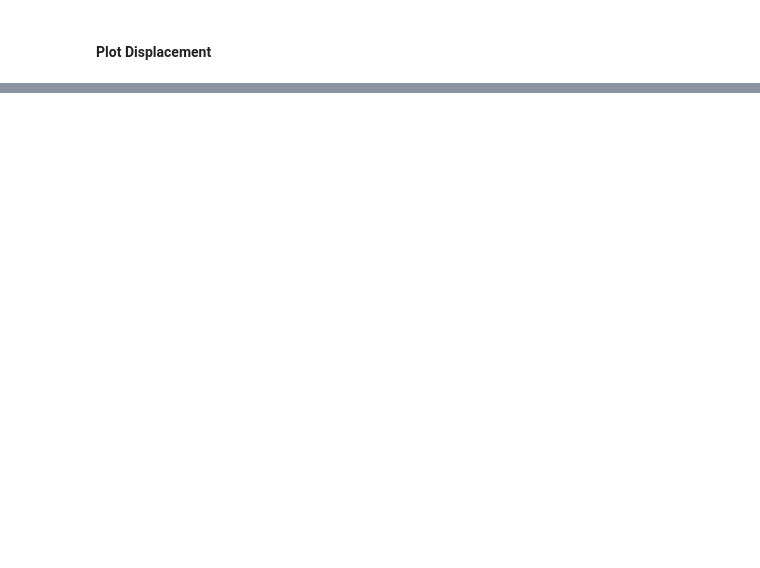
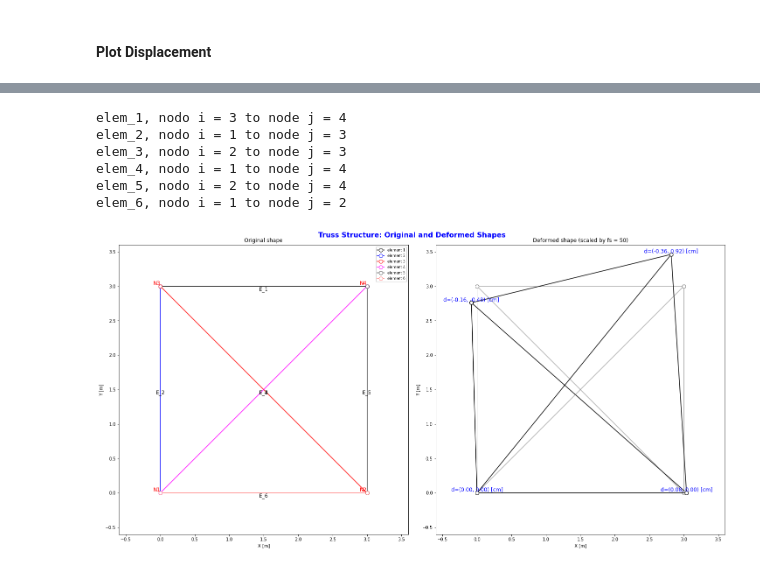
Before and after one commit to Normando1945/Repo_Maxtrix_Analisys, a Jupyter notebook: examples/Example_Truss.ipynb, the cells around one changed output, grey strips where cells are left out. Saved outputs shown, nothing was run; the diff lists cells and outputs as text; code cells hidden in the pictures; blank space fills up the shorter version.

```diff
--- a/examples/Example_Truss.ipynb
+++ b/examples/Example_Truss.ipynb
@@ -383,0 +341,77 @@ Nodal Cordinates
+# %%
+fs = 50                                                                                                             # Scale factor for visualizing displacements in the plot
+
+delta_g_values = np.asarray(delta_g, dtype=float).ravel()                                                           # Convert displacement vector to a flat NumPy array
+
+CoordNode = np.array([                                                                                              # Node coordinates and nodal displacements
+    [0, 0, 0, 0],                                                                                                   # Node 1: (x, y, delta_x, delta_y)
+    [l, 0, delta_g_values[4], 0],                                                                                   # Node 2: (x, y, delta_x, delta_y)
+    [0, l, delta_g_values[0], delta_g_values[1]],                                                                   # Node 3: (x, y, delta_x, delta_y)
+    [l, l, delta_g_values[2], delta_g_values[3]]                                                                    # Node 4: (x, y, delta_x, delta_y)
+])
+
+colors = [                                                                                                          # Element colors used in the original shape plot
+    (0, 0, 0),                                                                                                      # Element 1 color
+    (0, 0, 1),                                                                                                      # Element 2 color
+    (1, 0, 0),                                                                                                      # Element 3 color
+    (1, 0, 1),                                                                                                      # Element 4 color
+    (0.3, 0.3, 0.3),                                                                                                # Element 5 color
+    (1, 0.5, 0.5)                                                                                                   # Element 6 color
+]
+
+fig, ax = plt.subplots(1, 2, figsize=(20, 10), constrained_layout=True)                                             # Create two side-by-side subplots
+fig.suptitle('Truss Structure: Original and Deformed Shapes', fontsize=16, fontweight='bold', color=(0,0,1))        # Set figure title
+
+for e, (n1, n2) in enumerate(Lee_Nodos):                                                                            # Loop through each element connectivity row
+    i = n1 - 1                                                                                                      # Convert initial node number to Python index
+    j = n2 - 1                                                                                                      # Convert final node number to Python index
+
+    print(f'elem_{e+1}, nodo i = {i+1} to node j = {j+1}')                                                          # Print element connectivity check
+
+    x = [CoordNode[i, 0], CoordNode[j, 0]]                                                                          # Original x-coordinates of the element
+    y = [CoordNode[i, 1], CoordNode[j, 1]]                                                                          # Original y-coordinates of the element
+
+    x_def = [                                                                                                       # Deformed x-coordinates of the element
+        CoordNode[i, 0] + CoordNode[i, 2] * fs,                                                                     # Deformed x-coordinate of initial node
+        CoordNode[j, 0] + CoordNode[j, 2] * fs                                                                      # Deformed x-coordinate of final node
+    ]
+
+    y_def = [                                                                                                       # Deformed y-coordinates of the element
+        CoordNode[i, 1] + CoordNode[i, 3] * fs,                                                                     # Deformed y-coordinate of initial node
+        CoordNode[j, 1] + CoordNode[j, 3] * fs                                                                      # Deformed y-coordinate of final node
+    ]
+
+    ax[0].plot(x, y, color=colors[e],lw=1.5,ls='-',marker='o', markersize=8, markerfacecolor=(1, 1, 1),label=f'element {e + 1}') # Plot original element
+    ax[0].set_title('Original shape')                                                                               # Set title for original shape subplot
+    ax[0].text((x[0] + x[1]) / 2, (y[0] + y[1]) / 2, f'E_{e+1}', fontsize=12, ha='center', va='top', color=(0,0,0)) # Add element label at midpoint
+
+
+    ax[1].plot(x, y, color=(0.5,0.5,0.5),lw=1,ls='-',marker='o', markersize=8, markerfacecolor=(1, 1, 1))           # Plot original element as reference
+    ax[1].plot(x_def, y_def, color=(0,0,0),lw=1.5,ls='-',marker='o', markersize=8, markerfacecolor=(1, 1, 1))       # Plot deformed element
+    ax[1].set_title(f'Deformed shape (scaled by fs = {fs})')                                                        # Set title for deformed shape subplot
+
+for n in range(len(CoordNode)):                                                                                     # Loop through each node
+    ax[0].text(CoordNode[n, 0],CoordNode[n, 1],f'N{n+1}',fontsize=12,ha='right',va='bottom',color=(1,0,0))          # Add node label to original shape
+    x_node_def = CoordNode[n, 0] + CoordNode[n, 2] * fs                                                              # Deformed x-coordinate of node n
+    y_node_def = CoordNode[n, 1] + CoordNode[n, 3] * fs                                                              # Deformed y-coordinate of node n
+    ax[1].text(x_node_def, y_node_def, f'd=({CoordNode[n, 2]*100:.2f}, {CoordNode[n, 3]*100:.2f}) [cm]', fontsize=12, ha='center', va='bottom', color=(0,0,1)) # Add nodal displacement over deformed node
+
+for a in ax:                                                                                                        # Loop through both subplots
+    a.set_xlim(-0.2 * l, l + 0.2 * l)                                                                               # Set x-axis limits with margin
+    a.set_ylim(-0.2 * l, l + 0.2 * l)                                                                               # Set y-axis limits with margin
+    a.set_aspect('equal', adjustable='box')                                                                         # Keep equal scale in both axes
+    a.set_xlabel('X [m]')                                                                                           # Set x-axis label
+    a.set_ylabel('Y [m]')                                                                                           # Set y-axis label
+
+
+ax[0].legend(loc='upper right', fontsize=8, frameon=True)                                                           # Add legend only to original shape subplot
+
+plt.show()                                                                                                          # Display figure
+# %% [output]
+elem_1, nodo i = 3 to node j = 4
+elem_2, nodo i = 1 to node j = 3
+elem_3, nodo i = 2 to node j = 3
+elem_4, nodo i = 1 to node j = 4
+elem_5, nodo i = 2 to node j = 4
+elem_6, nodo i = 1 to node j = 2
+[figure, added]
```
Also changed, not shown: parts of 12 cells of this notebook.
